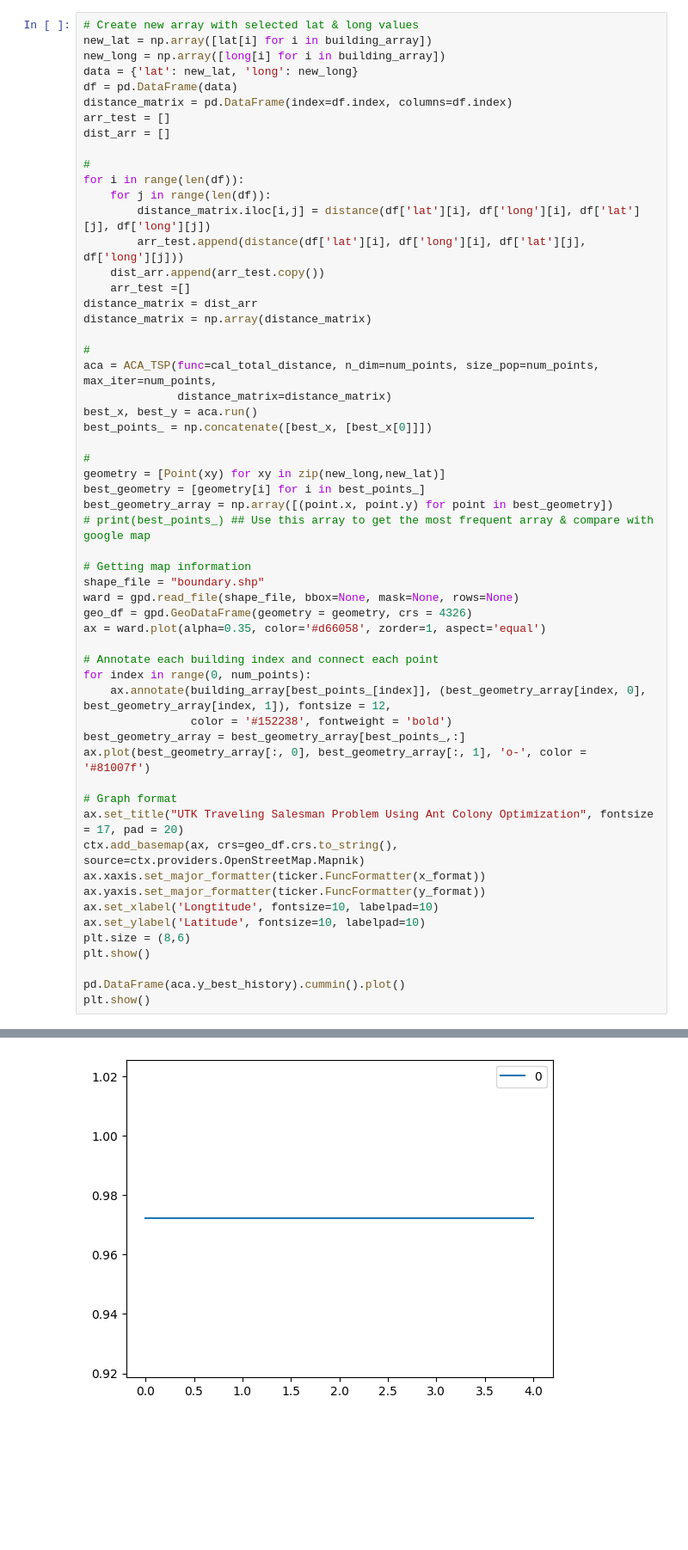
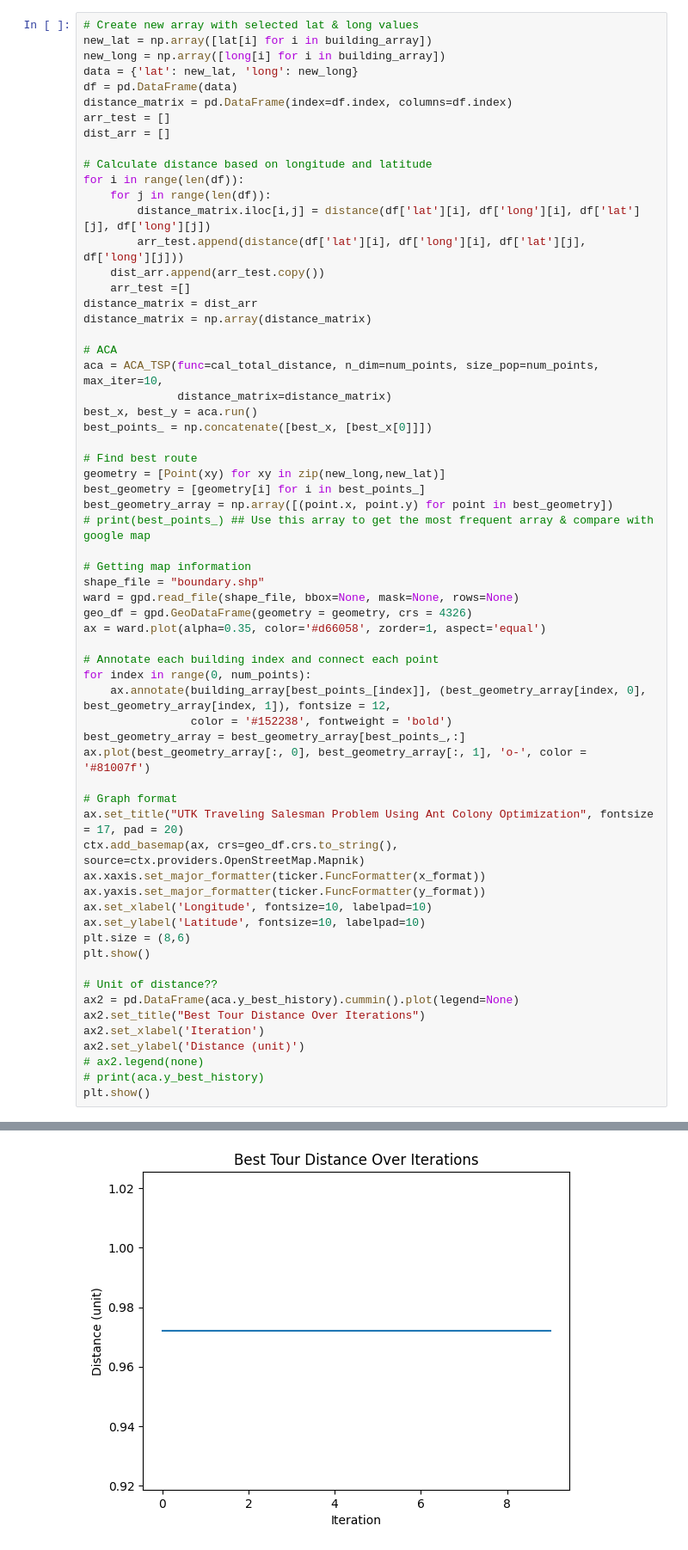
Before and after one commit to kare-ren/CS527-420-Project, a Jupyter notebook: UTK_SMP_ACO_Final.ipynb, the cells around one changed output, grey strips where cells are left out. Shown: that part at 86% size. Saved outputs shown, nothing was run; the diff lists cells and outputs as text; blank space fills up the shorter version.

```diff
--- a/UTK_SMP_ACO_Final.ipynb
+++ b/UTK_SMP_ACO_Final.ipynb
@@ -88,7 +88,7 @@ distance_matrix = pd.DataFrame(index=df.index, columns=df.index)
 arr_test = []
 dist_arr = []
 
-#
+# Calculate distance based on longitude and latitude
 for i in range(len(df)):
     for j in range(len(df)):
         distance_matrix.iloc[i,j] = distance(df['lat'][i], df['long'][i], df['lat'][j], df['long'][j])
@@ -98,43 +98,49 @@ for i in range(len(df)):
 distance_matrix = dist_arr
 distance_matrix = np.array(distance_matrix)
 
-#
-aca = ACA_TSP(func=cal_total_distance, n_dim=num_points, size_pop=num_points, max_iter=num_points,
+# ACA
+aca = ACA_TSP(func=cal_total_distance, n_dim=num_points, size_pop=num_points, max_iter=10,
               distance_matrix=distance_matrix)
 best_x, best_y = aca.run()
 best_points_ = np.concatenate([best_x, [best_x[0]]])
 
-#
+# Find best route
 geometry = [Point(xy) for xy in zip(new_long,new_lat)]
 best_geometry = [geometry[i] for i in best_points_]
 best_geometry_array = np.array([(point.x, point.y) for point in best_geometry])
 # print(best_points_) ## Use this array to get the most frequent array & compare with google map
 
 # Getting map information
 shape_file = "boundary.shp"
 ward = gpd.read_file(shape_file, bbox=None, mask=None, rows=None)
 geo_df = gpd.GeoDataFrame(geometry = geometry, crs = 4326)
 ax = ward.plot(alpha=0.35, color='#d66058', zorder=1, aspect='equal')
 
 # Annotate each building index and connect each point
 for index in range(0, num_points):
     ax.annotate(building_array[best_points_[index]], (best_geometry_array[index, 0], best_geometry_array[index, 1]), fontsize = 12,
                 color = '#152238', fontweight = 'bold')
 best_geometry_array = best_geometry_array[best_points_,:]
 ax.plot(best_geometry_array[:, 0], best_geometry_array[:, 1], 'o-', color = '#81007f')
 
 # Graph format
 ax.set_title("UTK Traveling Salesman Problem Using Ant Colony Optimization", fontsize = 17, pad = 20)
 ctx.add_basemap(ax, crs=geo_df.crs.to_string(), source=ctx.providers.OpenStreetMap.Mapnik)
 ax.xaxis.set_major_formatter(ticker.FuncFormatter(x_format))
 ax.yaxis.set_major_formatter(ticker.FuncFormatter(y_format))
-ax.set_xlabel('Longtitude', fontsize=10, labelpad=10)
+ax.set_xlabel('Longitude', fontsize=10, labelpad=10)
 ax.set_ylabel('Latitude', fontsize=10, labelpad=10)
 plt.size = (8,6)
 plt.show()
 
-pd.DataFrame(aca.y_best_history).cummin().plot()
+# Unit of distance??
+ax2 = pd.DataFrame(aca.y_best_history).cummin().plot(legend=None)
+ax2.set_title("Best Tour Distance Over Iterations")
+ax2.set_xlabel('Iteration')
+ax2.set_ylabel('Distance (unit)')
+# ax2.legend(none)
+# print(aca.y_best_history)
 plt.show()
 # %% [output]
 [figure]
-[figure, old version]
+[figure, new version]
```
